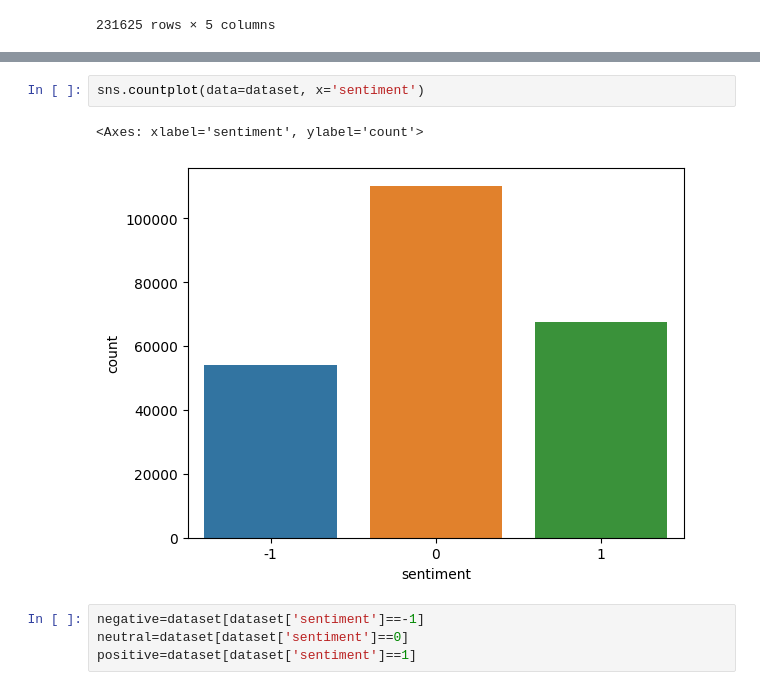
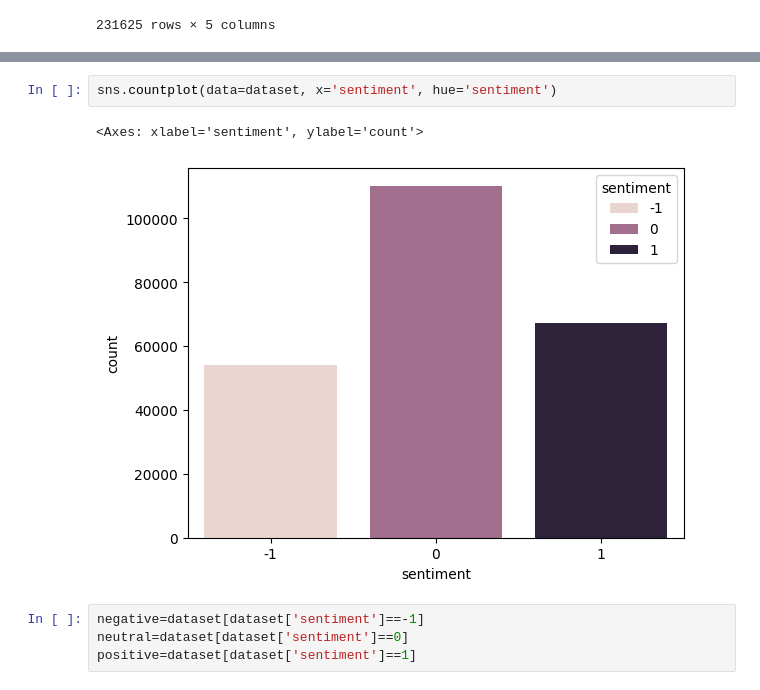
Before and after one commit to Arnav-Satija/Ukraine-Russia_War_Tweets_Analysis, a Jupyter notebook: Ukraine_Russia_war_Sentiment_Analysis.ipynb, the cells around one changed output, grey strips where cells are left out. Drawn from its saved outputs; the diff is of its cells as text.

```diff
--- a/Ukraine_Russia_war_Sentiment_Analysis.ipynb
+++ b/Ukraine_Russia_war_Sentiment_Analysis.ipynb
@@ -443,9 +413,9 @@ sentiment
 Name: count, dtype: int64
 # %%
-sns.countplot(data=dataset, x='sentiment')
+sns.countplot(data=dataset, x='sentiment', hue='sentiment')
 # %% [output]
 <Axes: xlabel='sentiment', ylabel='count'>
-[figure, old version]
+[figure, new version]
 # %%
 negative=dataset[dataset['sentiment']==-1]
 neutral=dataset[dataset['sentiment']==0]
```
Also changed, not shown: parts of 12 cells of this notebook.
